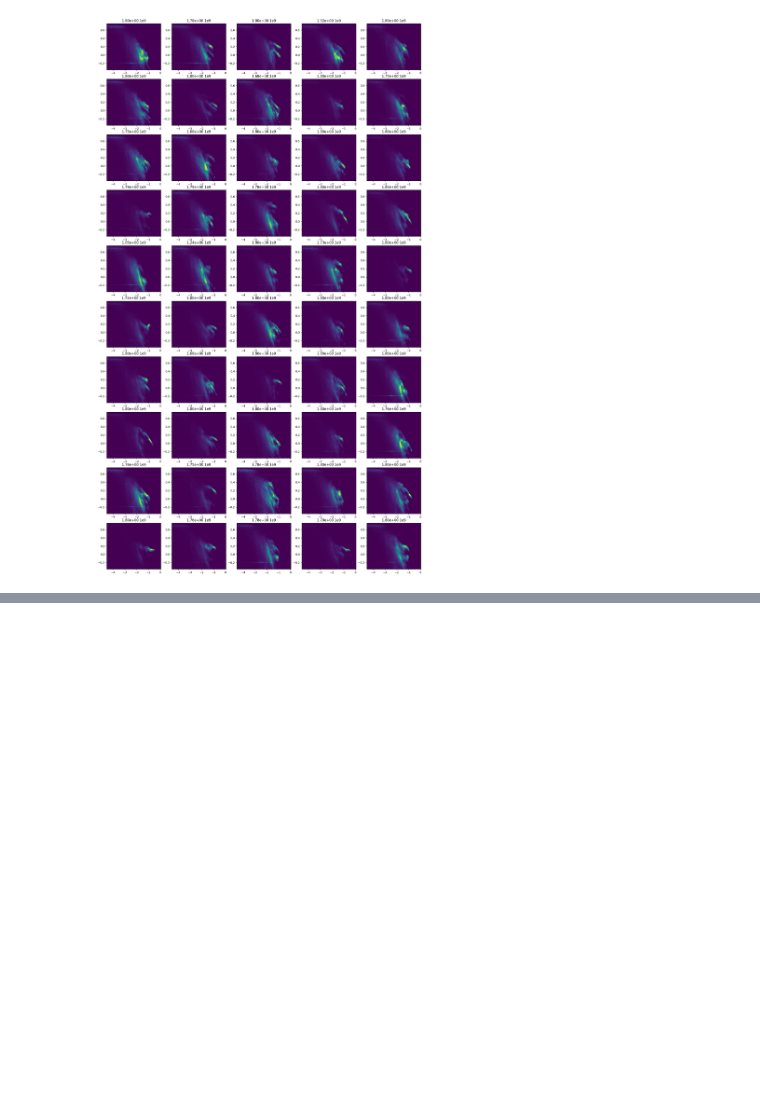
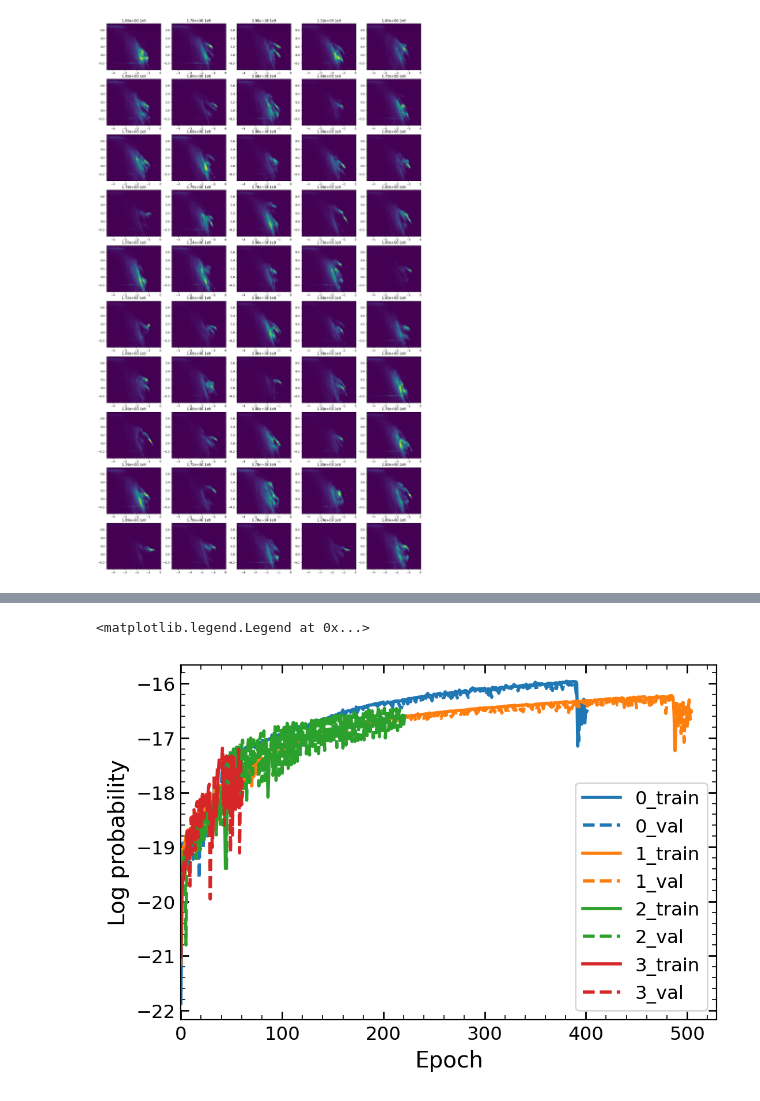
Before and after one commit to vepe99/CASBI, a Jupyter notebook: notebooks/test.ipynb, the cells around one changed output, grey strips where cells are left out. Saved outputs shown, nothing was run; the diff lists cells and outputs as text; code cells hidden in the pictures; blank space fills up the shorter version.

```diff
--- a/notebooks/test.ipynb
+++ b/notebooks/test.ipynb
@@ -395,10 +472,18 @@ def gen_real_halo(j, mass_nn, galaxy_name):
 # %%
-mass_name = data[['star_log10mass', 'Galaxy_name']].drop_duplicates()
+mass_name = data[['star_log10mass', 'Galaxy_name', 'infall_time']].drop_duplicates()
 mass_name = mass_name[mass_name['star_log10mass']<1.4*1e9]
+min_feh, max_feh = data['feh'].min(), data['feh'].max()
+min_ofe, max_ofe = data['ofe'].min(), data['ofe'].max()
 # %%
 mass_nn = mass_name['star_log10mass'].values.reshape(-1, 1)
+infall_time = mass_name['infall_time'].values.reshape(-1, 1)
 galaxy_name = mass_name['Galaxy_name'].values.reshape(-1, 1)
 with Pool(processes=cpu_count()) as p:
-    result = p.starmap(gen_real_halo, [[j, mass_nn, galaxy_name] for j in range(100_000)]   )
+    result = p.starmap(gen_real_halo, [[j, galaxy_name, mass_nn, infall_time] for j in range(100)]   )
 
-hist_list, sim_mass_list = zip(*result)
+hist_list, params_list, galaxy_list = zip(*result)
+flattened_hist_list = [item for sublist in hist_list for item in sublist]
+flattened_param_list = [item for sublist in params_list for item in sublist]
+
+flattened_hist_list =  np.array(flattened_hist_list)
+flattened_param_list =  np.array(flattened_param_list)
@@ -418,0 +569,10 @@ plt.hist(lenght)
+# %%
+x_0 = torch.from_numpy(flattened_hist_list[:100]).float()
+theta_0 = torch.from_numpy(flattened_param_list[:100]).float()
+
+x = torch.from_numpy(flattened_hist_list[100:]).float()
+theta = torch.from_numpy(flattened_param_list[100:]).float()
+
+loader = NumpyLoader(x=x, theta=theta)
+# train the model. this outputs a posterior model and training logs
+posterior_ensemble, summaries = runner(loader=loader)
@@ -418,0 +590,14 @@ plt.hist(lenght)
+# %%
+# plot train/validation loss
+fig, ax = plt.subplots(1, 1, figsize=(6,4))
+c = list(mcolors.TABLEAU_COLORS)
+for i, m in enumerate(summaries):
+    ax.plot(m['training_log_probs'], ls='-', label=f"{i}_train", c=c[i])
+    ax.plot(m['validation_log_probs'], ls='--', label=f"{i}_val", c=c[i])
+ax.set_xlim(0)
+ax.set_xlabel('Epoch')
+ax.set_ylabel('Log probability')
+ax.legend()
+# %% [output]
+<matplotlib.legend.Legend at 0x...>
+[figure, added]
```
Also changed, not shown: parts of 20 cells of this notebook.
